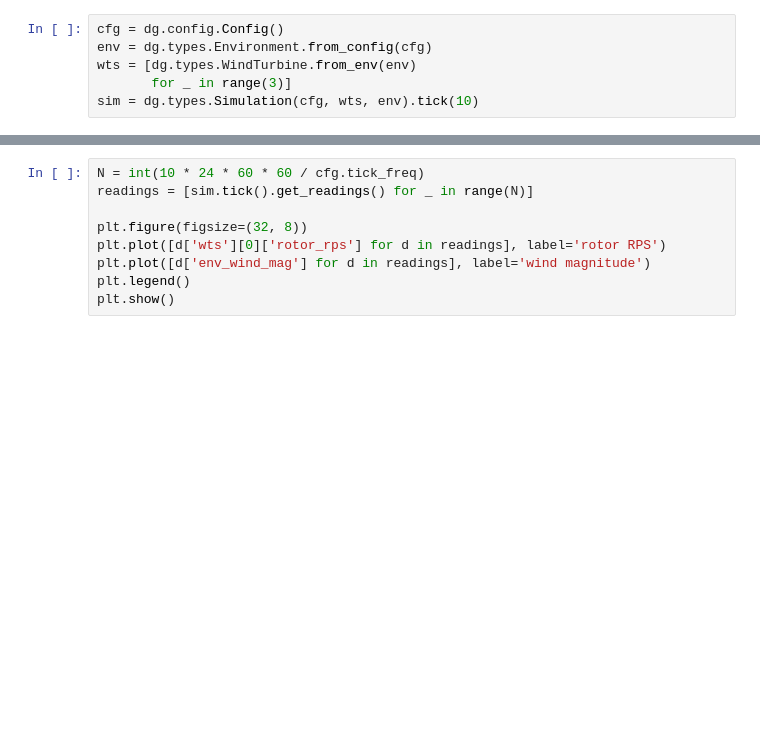
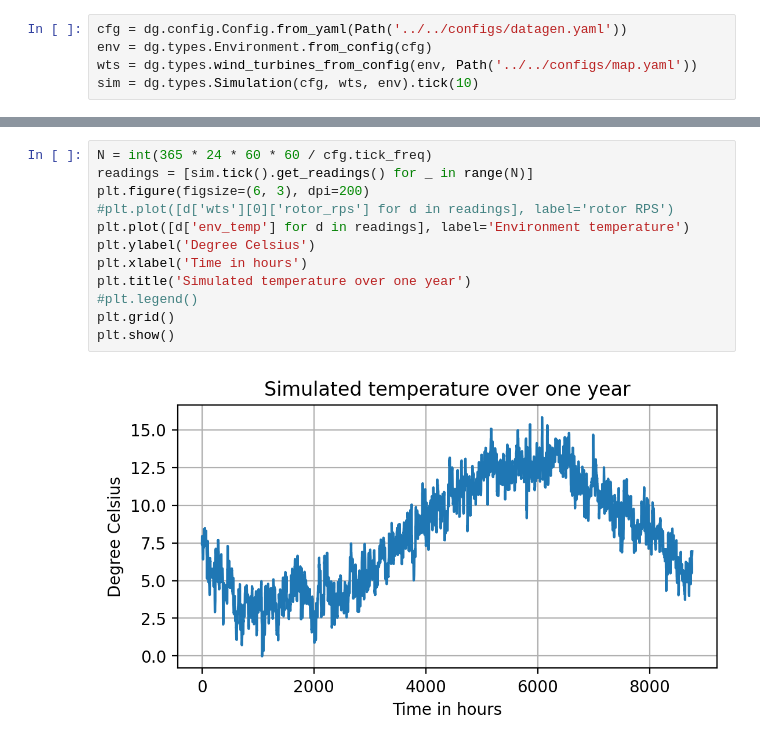
Before and after one commit to GPIG-B/Prototype, a Jupyter notebook: datagen/notebooks/Sandbox.ipynb, the cells around one changed output, grey strips where cells are left out. Saved outputs shown, nothing was run; the diff lists cells and outputs as text; blank space fills up the shorter version.

```diff
--- a/datagen/notebooks/Sandbox.ipynb
+++ b/datagen/notebooks/Sandbox.ipynb
@@ -13,8 +12,7 @@ KeyboardInterrupt
 # %%
-cfg = dg.config.Config()
+cfg = dg.config.Config.from_yaml(Path('../../configs/datagen.yaml'))
 env = dg.types.Environment.from_config(cfg)
-wts = [dg.types.WindTurbine.from_env(env)
-       for _ in range(3)]
+wts = dg.types.wind_turbines_from_config(env, Path('../../configs/map.yaml'))
 sim = dg.types.Simulation(cfg, wts, env).tick(10)
 # %%
 %%time
@@ -37,9 +41,14 @@ plt.show()
 # %%
-N = int(10 * 24 * 60 * 60 / cfg.tick_freq)
+N = int(365 * 24 * 60 * 60 / cfg.tick_freq)
 readings = [sim.tick().get_readings() for _ in range(N)]
-
-plt.figure(figsize=(32, 8))
-plt.plot([d['wts'][0]['rotor_rps'] for d in readings], label='rotor RPS')
-plt.plot([d['env_wind_mag'] for d in readings], label='wind magnitude')
-plt.legend()
+plt.figure(figsize=(6, 3), dpi=200)
+#plt.plot([d['wts'][0]['rotor_rps'] for d in readings], label='rotor RPS')
+plt.plot([d['env_temp'] for d in readings], label='Environment temperature')
+plt.ylabel('Degree Celsius')
+plt.xlabel('Time in hours')
+plt.title('Simulated temperature over one year')
+#plt.legend()
+plt.grid()
 plt.show()
+# %% [output]
+[figure, added]
```
Also changed, not shown: parts of 6 cells of this notebook, 17 other files.
